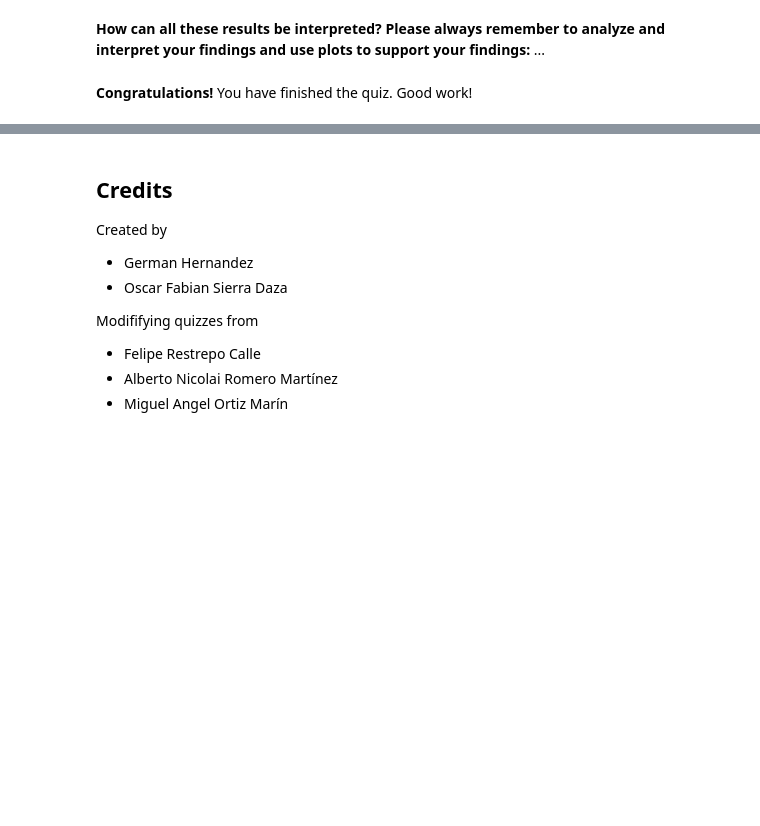
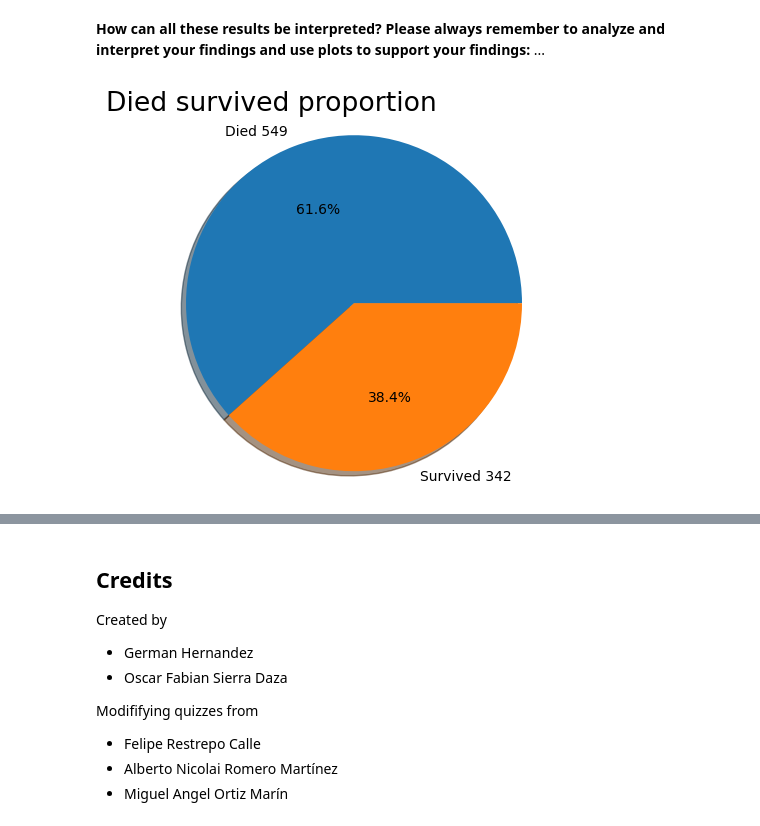
Before and after one commit to spinedace/AlgorithmsUN2023II, a Jupyter notebook: Quiz3/spinedace_Quiz3.ipynb, the cells around one changed output, grey strips where cells are left out. Saved outputs shown, nothing was run; the diff lists cells and outputs as text; code cells hidden in the pictures; blank space fills up the shorter version.

```diff
--- a/Quiz3/spinedace_Quiz3.ipynb
+++ b/Quiz3/spinedace_Quiz3.ipynb
@@ -704,5 +704,18 @@ The output of the above cell should be:
 * *statsmodels.graphics.mosaicplot* has the **`mosaic`** plot analyze one factore versus another factor.
 # %% [markdown]
 **How can all these results be interpreted? Please always remember to analyze and interpret your findings and use plots to support your findings:** ...
-# %% [markdown]
-**Congratulations!** You have finished the quiz. Good work!
+# %%
+
+import matplotlib.pyplot as plt
+
+supervivency = titanic.groupby("Survived").size()
+fig1, ax1 = plt.subplots()
+
+labels = [f"Died {supervivency.iloc[0]}", f"Survived {supervivency.iloc[1]}"]
+
+ax1.pie(supervivency, autopct='%1.1f%%', labels=labels, shadow=True, )
+plt.rc('font', size=16)
+ax1.axis('equal')
+plt.title("Died survived proportion", loc="left");
+# %% [output]
+[figure, added]
```
Also changed, not shown: parts of 5 cells of this notebook.
